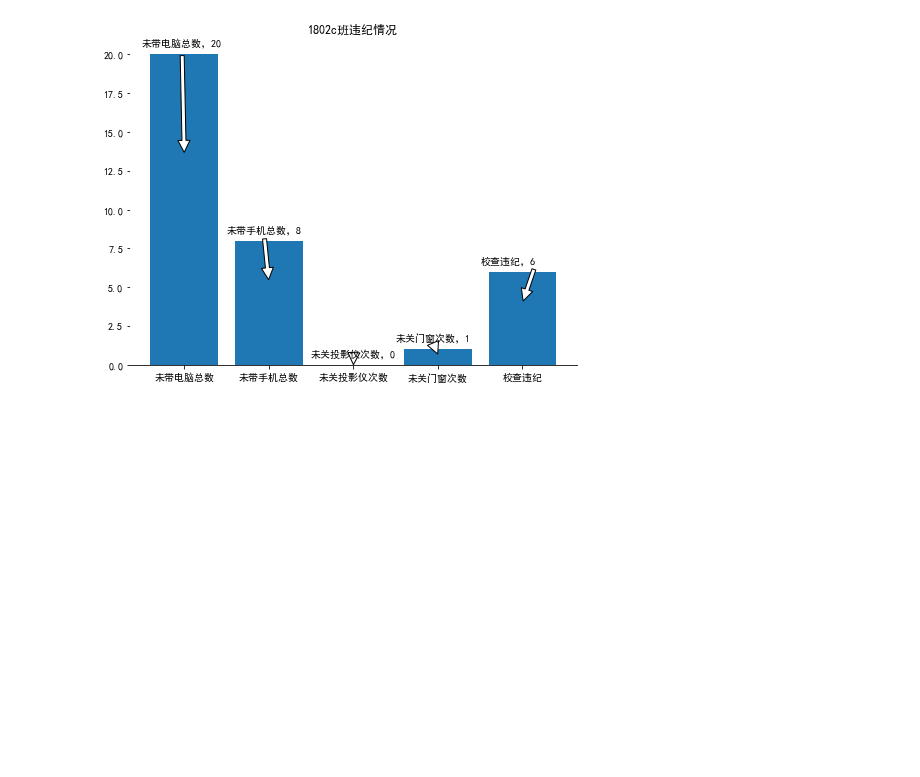
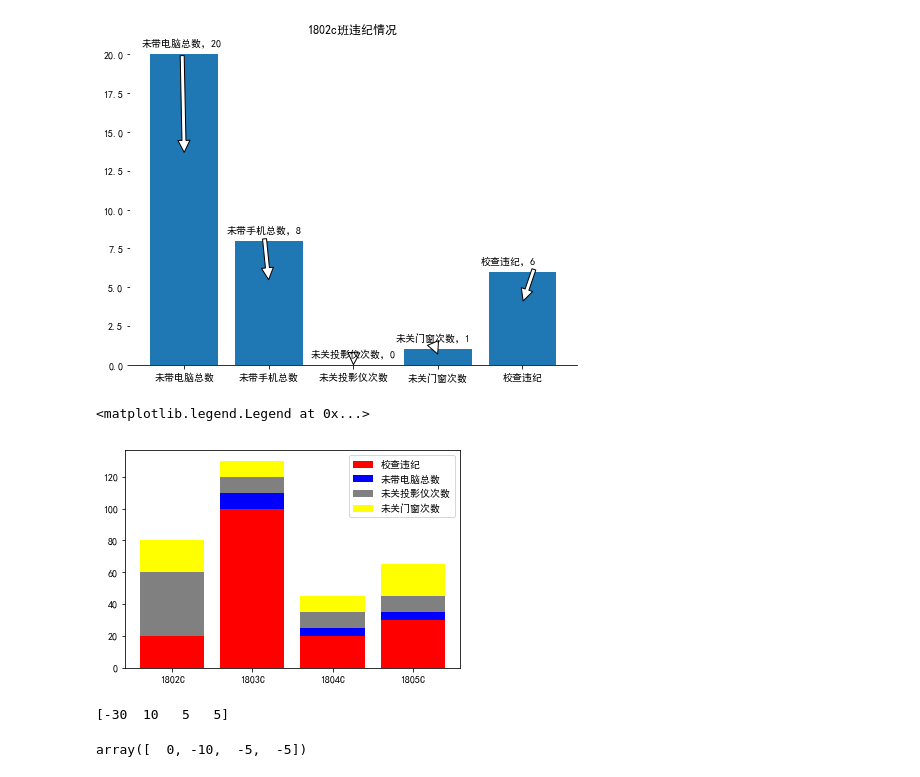
Before and after one commit to north-jewel/data_analysis, a Jupyter notebook: homework/Stic/数据分析第二个月机试.ipynb, the cells around one changed output. Saved outputs shown, nothing was run; the diff lists cells and outputs as text; code cells hidden in the pictures; blank space fills up the shorter version.

```diff
--- a/homework/Stic/数据分析第二个月机试.ipynb
+++ b/homework/Stic/数据分析第二个月机试.ipynb
@@ -32,4 +25,9 @@ plt.rcParams['axes.unicode_minus'] = False
 # %%
+import numpy as np
+import pandas as pd
+import matplotlib.pyplot as plt
+plt.rcParams['font.sans-serif'] = ['SimHei']
+plt.rcParams['axes.unicode_minus'] = False
 def rule(name,arg1,arg2,arg3,arg4,arg5):
     '''
     name:班级名字
@@ -54,3 +52,33 @@ def rule(name,arg1,arg2,arg3,arg4,arg5):
 rule('1802c',20,8,0,1,6)
 # %% [output]
 [figure]
+# %%
+a1 = np.array([50,100,20,30])
+a2 = np.array([20,110,25,35])
+a3 = np.array([60,120,35,45])
+a4 = np.array([80,130,45,65])
+c1 = a2-a1
+c2 = a3-a2
+c3 = a4-a3
+c1[c1<0]=0
+c2[c2<0]=0
+c3[c3<0]=0
+p1 = plt.bar(range(1, 5), a1, color='red')
+p2 = plt.bar(range(1, 5), c1,bottom=a1,color='blue')
+p3 = plt.bar(range(1, 5), c2,bottom=a2,color='gray')
+p4 = plt.bar(range(1, 5), c3,bottom=a3,color='yellow')
+plt.xticks(range(1, 5),['1802C','1803C','1804C','1805C'])
+plt.legend((p1[0], p2[0],p3[0],p4[0]), ('校查违纪', '未带电脑总数','未关投影仪次数','未关门窗次数'))
+# %% [output]
+<matplotlib.legend.Legend at 0x...>
+[figure, added]
+# %%
+a = np.array([50,100,20,30])
+b = np.array([20,110,25,35])
+c = b-a
+print(c)
+c[c<0]=0
+-c
+# %% [output]
+[-30  10   5   5]
+array([  0, -10,  -5,  -5])
```
Also changed, not shown: parts of 3 cells of this notebook, 2 other files.
